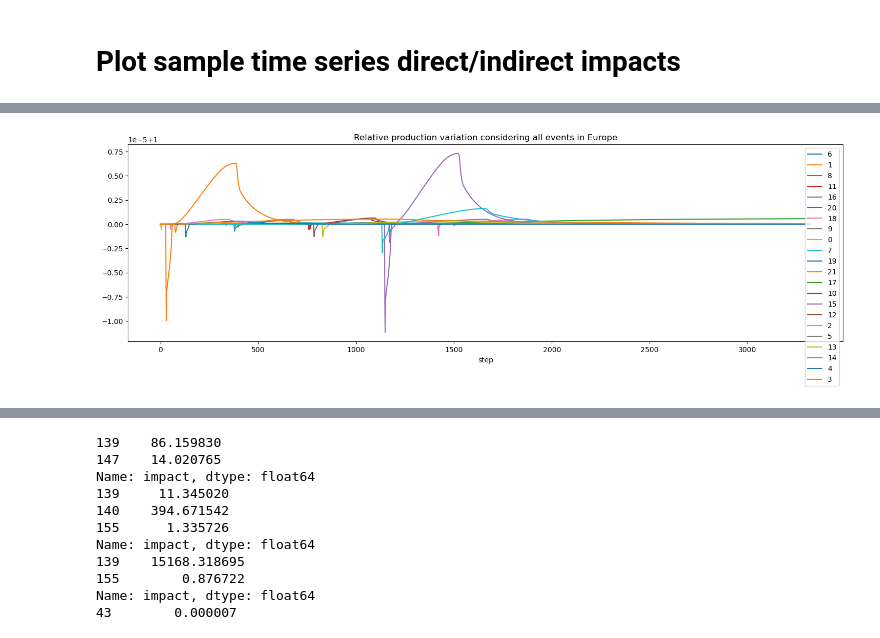
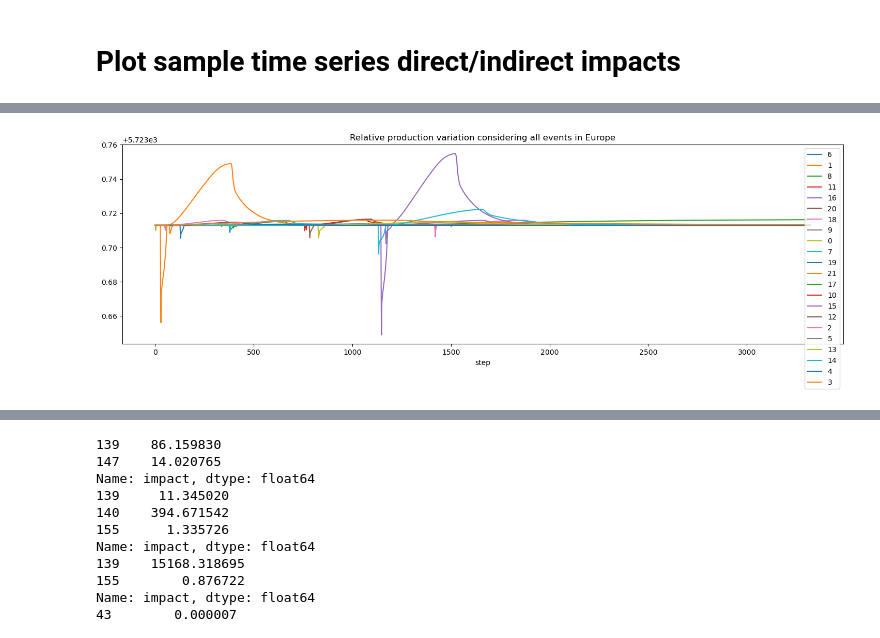
Before and after one commit to spjuhel/Boario-Climada-Compound_Events, a Jupyter notebook: Notebooks/analyse_samples.ipynb, the cells around one changed output, grey strips where cells are left out. Drawn from its saved outputs; the diff is of its cells as text; code cells hidden in the pictures.

```diff
--- a/Notebooks/analyse_samples.ipynb
+++ b/Notebooks/analyse_samples.ipynb
@@ -112,7 +114,7 @@ results = compute_difference(nested_dict, progress=True)
 # %%
 EU_regs_wiod = ["AUT","BEL","BGR","CHE","DEU","DNK","EST","ESP","FIN","FRA","GBR","GRC","HRV","HUN","IRL","ITA","LTU","LUX","LVA","MLT","NLD","NOR","POL","PRT","ROU","SWE","SVN","SVK"]
 
-indirect_impact_from_all_ev = results["OECD21-2018"]["9-6"]["production_realised"][-99]
+indirect_impact_from_all_ev = results["OECD21-2018"]["9-6"]["final_demand_unmet"][-99]
 
 EU_dfs = []
 for country in EU_regs_wiod:
@@ -121,7 +123,7 @@ for country in EU_regs_wiod:
     except:
         continue
 indirect_impact_from_all_ev_eu = pd.concat(EU_dfs).groupby(level=0).sum()
-indirect_impact_from_all_ev_eu_norm = indirect_impact_from_all_ev_eu / indirect_impact_from_all_ev_eu.loc[0]
+indirect_impact_from_all_ev_eu_norm = indirect_impact_from_all_ev_eu #/ indirect_impact_from_all_ev_eu.loc[0]
 # %% [markdown]
 # Plot sample time series direct/indirect impacts
 # %%
@@ -173,0 +200,13 @@ plt.savefig("temporal_series_sample_78.pdf")
+# %%
+EU_regs_wiod = ["AUT","BEL","BGR","CHE","DEU","DNK","EST","ESP","FIN","FRA","GBR","GRC","HRV","HUN","IRL","ITA","LTU","LUX","LVA","MLT","NLD","NOR","POL","PRT","ROU","SWE","SVN","SVK"]
+
+indirect_impact_from_all_ev = results["OECD21-2018"]["9-6"]["production_realised"][-99]
+
+EU_dfs = []
+for country in EU_regs_wiod:
+    try:
+        EU_dfs.append(indirect_impact_from_all_ev[country])
+    except:
+        continue
+indirect_impact_from_all_ev_eu = pd.concat(EU_dfs).groupby(level=0).sum()
+indirect_impact_from_all_ev_eu_norm = indirect_impact_from_all_ev_eu/ indirect_impact_from_all_ev_eu.loc[0]
@@ -174,15 +264,15 @@ plt.savefig("temporal_series_sample_78.pdf")
 # %%
 for event in results["OECD21-2018"]["9-6"]["production_realised"].keys():
     if event != -99:
         indirect_impact_worst_event = results["OECD21-2018"]["9-6"]["production_realised"][event]
         EU_dfs =[]
         for country in EU_regs_wiod:
             EU_dfs.append(indirect_impact_worst_event[country])
         indirect_impact_worst_event_eu = pd.concat(EU_dfs).groupby(level=0).sum()
 
-        indirect_impact_worst_event_norm = indirect_impact_worst_event_eu / indirect_impact_worst_event_eu.loc[0]
+        indirect_impact_worst_event_norm = indirect_impact_worst_event_eu# / indirect_impact_worst_event_eu.loc[0]
 
         indirect_impact_worst_event_norm['Transport'].plot(label=event, figsize=(18,5), title="Relative production variation considering all events in Europe")
         plt.legend()
 # %% [output]
-[figure, old version]
+[figure, new version]
```
Also changed, not shown: parts of 9 cells of this notebook.
